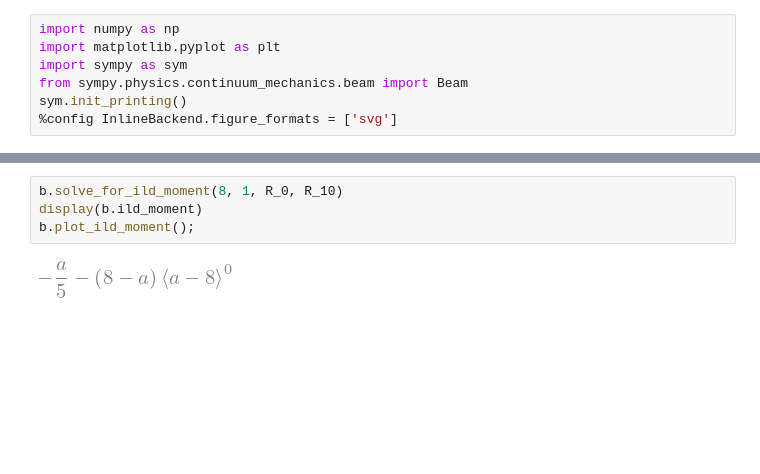
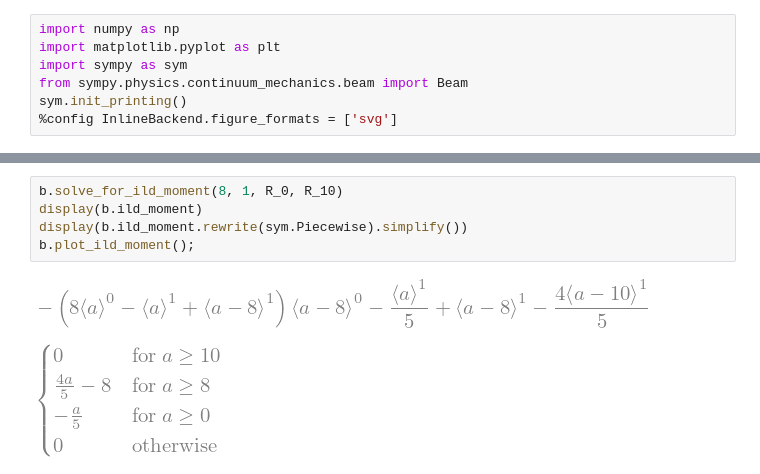
Before and after one commit to Tom-van-Woudenberg/Macaulay-various, a Jupyter notebook: example_julia_1.ipynb, the cells around one changed output, grey strips where cells are left out. Drawn from its saved outputs; the diff is of its cells as text; blank space fills up the shorter version.

```diff
--- a/example_julia_1.ipynb
+++ b/example_julia_1.ipynb
@@ -23,7 +59,9 @@ b.plot_ild_reactions();
 # %%
 b.solve_for_ild_moment(8, 1, R_0, R_10)
 display(b.ild_moment)
+display(b.ild_moment.rewrite(sym.Piecewise).simplify())
 b.plot_ild_moment();
 # %% [output]
-[figure, old version]
+[figure, new version]
+[figure, added]
 [drawing not drawn]
```
Also changed, not shown: parts of 9 cells of this notebook, 2 other files.
